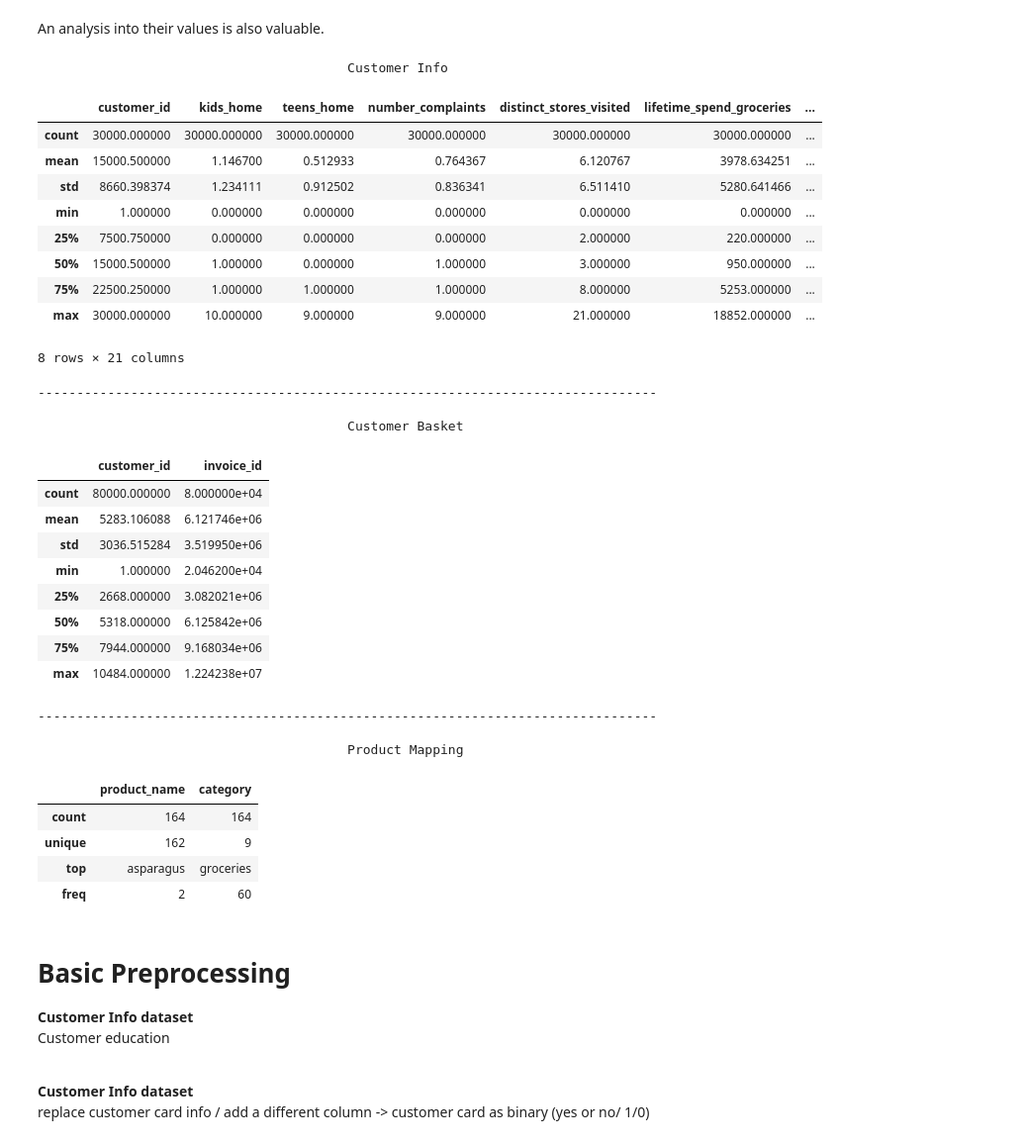
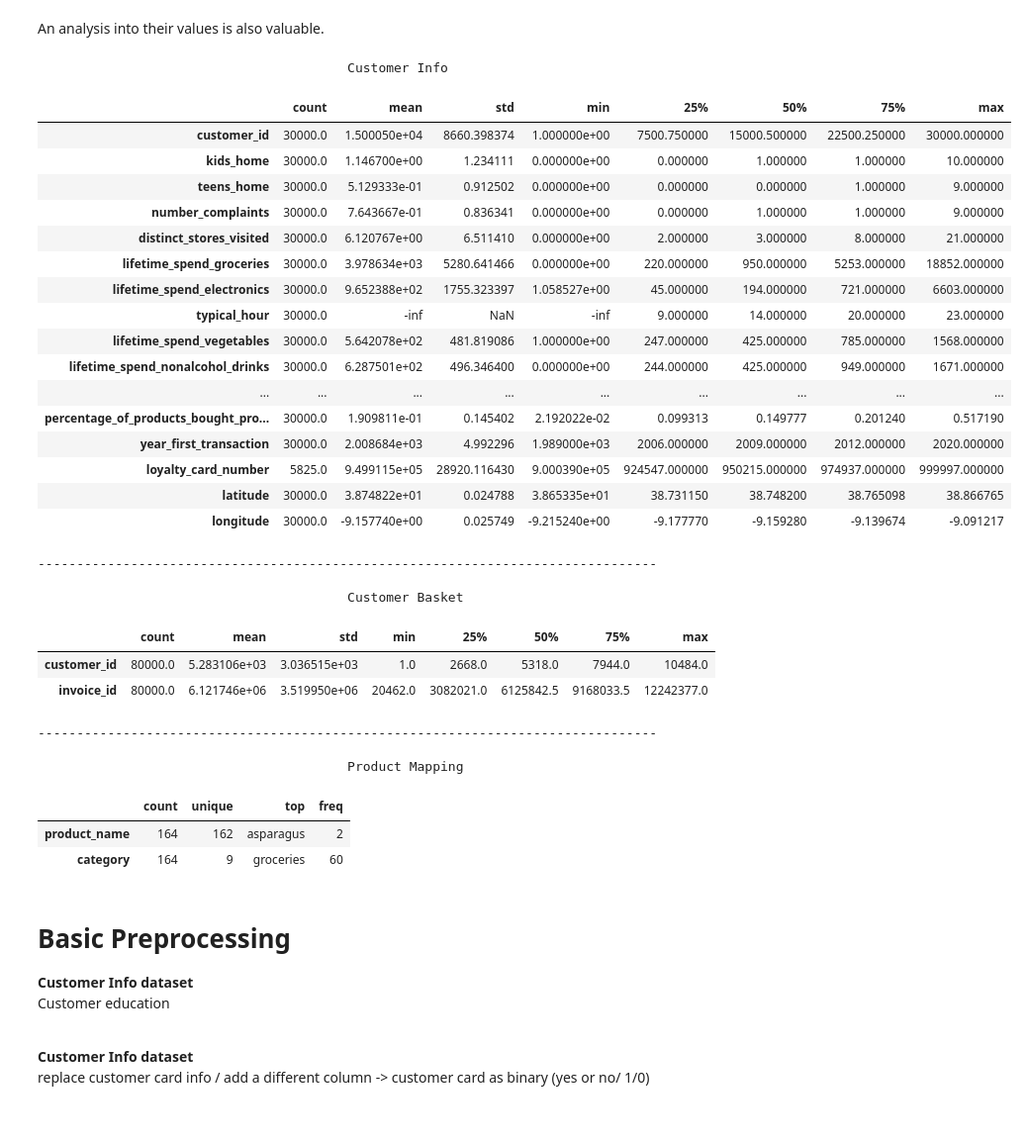
Before and after one commit to MarceloJ18/KeizerKrukis, a Jupyter notebook: proj_code_nb.ipynb, the cells around one changed output. Shown: that part at 99% size. Cells and saved outputs as stored; diff of their text form; code cells hidden in the pictures.

```diff
--- a/proj_code_nb.ipynb
+++ b/proj_code_nb.ipynb
@@ -89,45 +89,44 @@ None
 An analysis into their values is also valuable.
 # %%
 print(' ' * 40 + 'Customer Info' + ' ' * 40)
-display(customer_info.describe())
+display(customer_info.describe().T)
 print('----' * 20 + '\n')
 print(' ' * 40 + 'Customer Basket' + ' ' * 40)
-display(customer_basket.describe())
+display(customer_basket.describe().T)
 print('----' * 20 + '\n')
 print(' ' * 40 + 'Product Mapping' + ' ' * 40)
-display(product_mapping.describe())
+display(product_mapping.describe().T)
 # %% [output]
                                         Customer Info
-|  | customer_id | kids_home | teens_home | number_complaints | distinct_stores_visited | lifetime_spend_groceries | ... |
-| count | 30000.000000 | 30000.000000 | 30000.000000 | 30000.000000 | 30000.000000 | 30000.000000 | ... |
-| mean | 15000.500000 | 1.146700 | 0.512933 | 0.764367 | 6.120767 | 3978.634251 | ... |
-| std | 8660.398374 | 1.234111 | 0.912502 | 0.836341 | 6.511410 | 5280.641466 | ... |
-| min | 1.000000 | 0.000000 | 0.000000 | 0.000000 | 0.000000 | 0.000000 | ... |
-| 25% | 7500.750000 | 0.000000 | 0.000000 | 0.000000 | 2.000000 | 220.000000 | ... |
-| 50% | 15000.500000 | 1.000000 | 0.000000 | 1.000000 | 3.000000 | 950.000000 | ... |
-| 75% | 22500.250000 | 1.000000 | 1.000000 | 1.000000 | 8.000000 | 5253.000000 | ... |
-| max | 30000.000000 | 10.000000 | 9.000000 | 9.000000 | 21.000000 | 18852.000000 | ... |
+|  | count | mean | std | min | 25% | 50% | 75% | max |
+| customer_id | 30000.0 | 1.500050e+04 | 8660.398374 | 1.000000e+00 | 7500.750000 | 15000.500000 | 22500.250000 | 30000.000000 |
+| kids_home | 30000.0 | 1.146700e+00 | 1.234111 | 0.000000e+00 | 0.000000 | 1.000000 | 1.000000 | 10.000000 |
+| teens_home | 30000.0 | 5.129333e-01 | 0.912502 | 0.000000e+00 | 0.000000 | 0.000000 | 1.000000 | 9.000000 |
+| number_complaints | 30000.0 | 7.643667e-01 | 0.836341 | 0.000000e+00 | 0.000000 | 1.000000 | 1.000000 | 9.000000 |
+| distinct_stores_visited | 30000.0 | 6.120767e+00 | 6.511410 | 0.000000e+00 | 2.000000 | 3.000000 | 8.000000 | 21.000000 |
+| lifetime_spend_groceries | 30000.0 | 3.978634e+03 | 5280.641466 | 0.000000e+00 | 220.000000 | 950.000000 | 5253.000000 | 18852.000000 |
+| lifetime_spend_electronics | 30000.0 | 9.652388e+02 | 1755.323397 | 1.058527e+00 | 45.000000 | 194.000000 | 721.000000 | 6603.000000 |
+| typical_hour | 30000.0 | -inf | NaN | -inf | 9.000000 | 14.000000 | 20.000000 | 23.000000 |
+| lifetime_spend_vegetables | 30000.0 | 5.642078e+02 | 481.819086 | 1.000000e+00 | 247.000000 | 425.000000 | 785.000000 | 1568.000000 |
+| lifetime_spend_nonalcohol_drinks | 30000.0 | 6.287501e+02 | 496.346400 | 0.000000e+00 | 244.000000 | 425.000000 | 949.000000 | 1671.000000 |
+| ... | ... | ... | ... | ... | ... | ... | ... | ... |
+| percentage_of_products_bought_pro... | 30000.0 | 1.909811e-01 | 0.145402 | 2.192022e-02 | 0.099313 | 0.149777 | 0.201240 | 0.517190 |
+| year_first_transaction | 30000.0 | 2.008684e+03 | 4.992296 | 1.989000e+03 | 2006.000000 | 2009.000000 | 2012.000000 | 2020.000000 |
+| loyalty_card_number | 5825.0 | 9.499115e+05 | 28920.116430 | 9.000390e+05 | 924547.000000 | 950215.000000 | 974937.000000 | 999997.000000 |
+| latitude | 30000.0 | 3.874822e+01 | 0.024788 | 3.865335e+01 | 38.731150 | 38.748200 | 38.765098 | 38.866765 |
+| longitude | 30000.0 | -9.157740e+00 | 0.025749 | -9.215240e+00 | -9.177770 | -9.159280 | -9.139674 | -9.091217 |
-8 rows × 21 columns
+--------------------------------------------------------------------------------
+
+                                        Customer Basket
+|  | count | mean | std | min | 25% | 50% | 75% | max |
+| customer_id | 80000.0 | 5.283106e+03 | 3.036515e+03 | 1.0 | 2668.0 | 5318.0 | 7944.0 | 10484.0 |
+| invoice_id | 80000.0 | 6.121746e+06 | 3.519950e+06 | 20462.0 | 3082021.0 | 6125842.5 | 9168033.5 | 12242377.0 |
 --------------------------------------------------------------------------------
 
-                                        Customer Basket
+                                        Product Mapping
-|  | customer_id | invoice_id |
-| count | 80000.000000 | 8.000000e+04 |
-| mean | 5283.106088 | 6.121746e+06 |
-| std | 3036.515284 | 3.519950e+06 |
-| min | 1.000000 | 2.046200e+04 |
-| 25% | 2668.000000 | 3.082021e+06 |
-| 50% | 5318.000000 | 6.125842e+06 |
-| 75% | 7944.000000 | 9.168034e+06 |
-| max | 10484.000000 | 1.224238e+07 |
---------------------------------------------------------------------------------
-
-                                        Product Mapping
-|  | product_name | category |
-| count | 164 | 164 |
-| unique | 162 | 9 |
-| top | asparagus | groceries |
-| freq | 2 | 60 |
+|  | count | unique | top | freq |
+| product_name | 164 | 162 | asparagus | 2 |
+| category | 164 | 9 | groceries | 60 |
 # %% [markdown]
 # Basic Preprocessing <br>
 **Customer Info dataset** <br>
```
Also changed, not shown: parts of 14 cells of this notebook, 1 other file.
